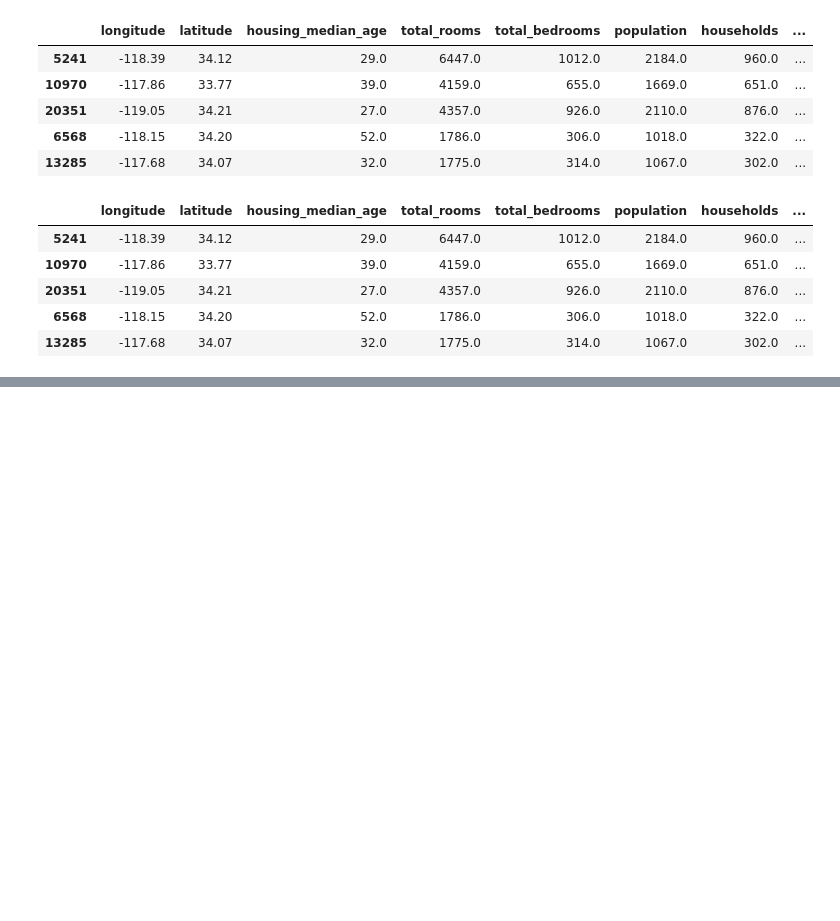
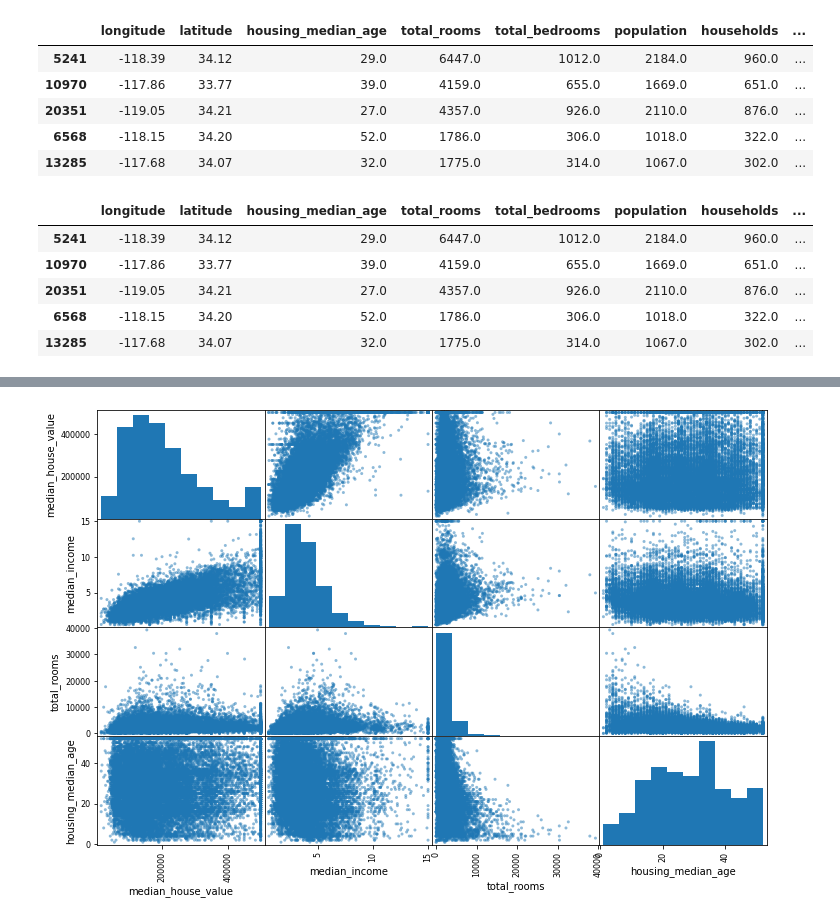
Before and after one commit to JeffreyAsuncion/MachineLearning_OREILLY, a Jupyter notebook: Housing.ipynb, the cells around one changed output, grey strips where cells are left out. Cells and saved outputs as stored; diff of their text form; code cells hidden in the pictures; blank space fills up the shorter version.

```diff
--- a/Housing.ipynb
+++ b/Housing.ipynb
@@ -198,0 +238,8 @@ strat_test_set.head()
+# %%
+from pandas.plotting import scatter_matrix
+
+attributes = ['median_house_value', 'median_income',
+              'total_rooms', 'housing_median_age']
+scatter_matrix(housing[attributes], figsize=(12,8));
+# %% [output]
+[figure, added]
```
Also changed, not shown: parts of 43 cells of this notebook.
